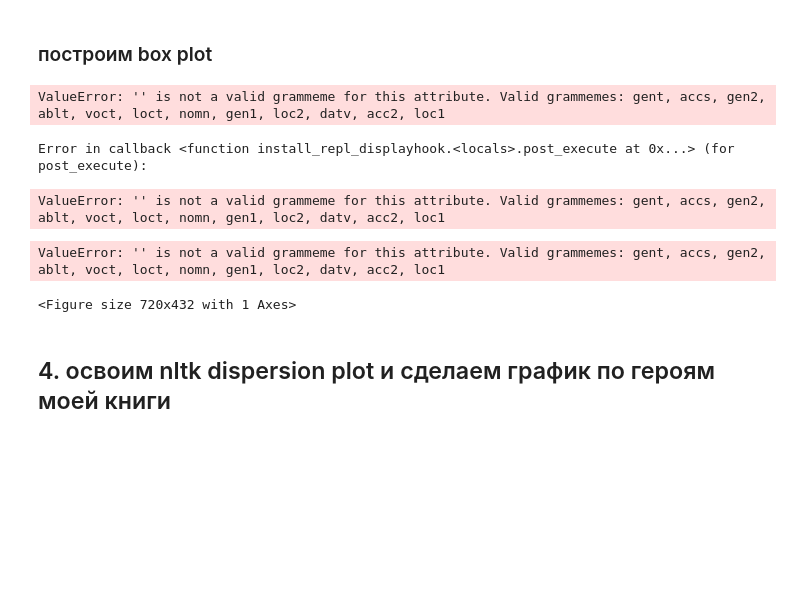
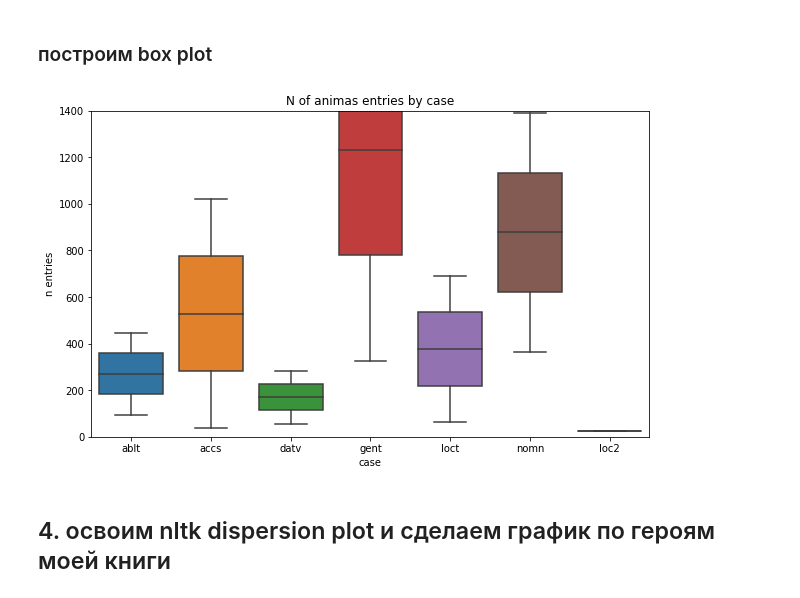
Before and after one commit to hse-ling-python/hw-2-groups-1-2-finplif, a Jupyter notebook: hw2.2.ipynb, the cells around one changed output. Drawn from its saved outputs; the diff is of its cells as text; code cells hidden in the pictures; blank space fills up the shorter version.

```diff
--- a/hw2.2.ipynb
+++ b/hw2.2.ipynb
@@ -178,20 +188,16 @@ Text(0.5, 1.0, 'cases')
 # %%
 df2 = df[['animacy', 'case', 'gender']].groupby(['animacy', 'case'], as_index=False).count()
 df2.columns = ['animacy', 'case', 'total']
 df2 = df2[df2['total'] > 10]
 
 plt.figure(figsize=(10, 6))
-sns.boxplot(x="case", y="total", data=df2)
-plt.ylim((0, 1500))
+sns.boxplot(x = "case", y = "total", data = df2)
+plt.ylim((0, 1400))
 plt.title('N of animas entries by case')
 plt.ylabel('n entries')
 plt.xlabel('case');
 # %% [output]
-ValueError: '' is not a valid grammeme for this attribute. Valid grammemes: gent, accs, gen2, ablt, voct, loct, nomn, gen1, loc2, datv, acc2, loc1
-Error in callback <function install_repl_displayhook.<locals>.post_execute at 0x...> (for post_execute):
-ValueError: '' is not a valid grammeme for this attribute. Valid grammemes: gent, accs, gen2, ablt, voct, loct, nomn, gen1, loc2, datv, acc2, loc1
-ValueError: '' is not a valid grammeme for this attribute. Valid grammemes: gent, accs, gen2, ablt, voct, loct, nomn, gen1, loc2, datv, acc2, loc1
-<Figure size 720x432 with 1 Axes>
+[figure, added]
 # %% [markdown]
 ## 4. освоим nltk dispersion plot и сделаем  график по героям моей книги
 # %%
```
Also changed, not shown: parts of 6 cells of this notebook.
